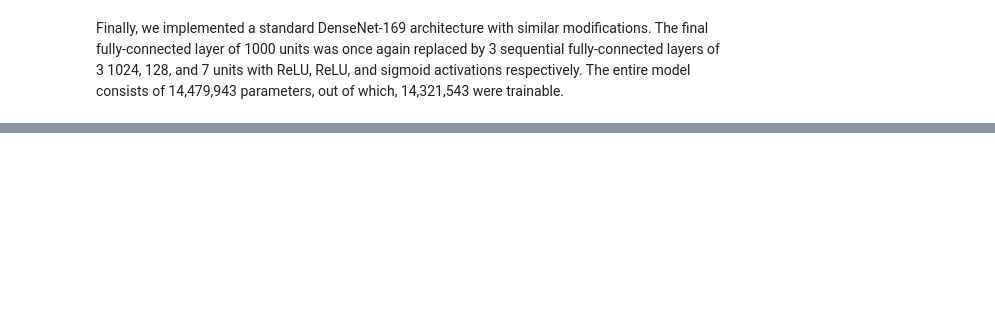
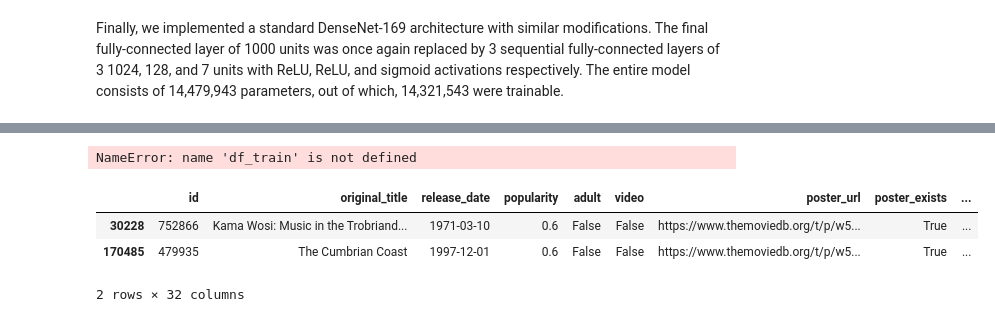
Before and after one commit to rainerenglisch/AIDA_movie_genre, a Jupyter notebook: notebooks/05_best_model.ipynb, the cells around one changed output, grey strips where cells are left out. Cells and saved outputs as stored; diff of their text form; code cells hidden in the pictures; blank space fills up the shorter version.

```diff
--- a/notebooks/05_best_model.ipynb
+++ b/notebooks/05_best_model.ipynb
@@ -671,0 +674,11 @@ df[df.filename=='wdju5uQUMy2jjeqdKroI6VklYbY.jpg']
+# %%
+df_train
+# %% [output]
+NameError: name 'df_train' is not defined
+# %%
+df[df.original_title.str.contains("brian")==True]
+# %% [output]
+|  | id | original_title | release_date | popularity | adult | video | poster_url | poster_exists | ... |
+| 30228 | 752866 | Kama Wosi: Music in the Trobriand... | 1971-03-10 | 0.6 | False | False | https://www.themoviedb.org/t/p/w5... | True | ... |
+| 170485 | 479935 | The Cumbrian Coast | 1997-12-01 | 0.6 | False | False | https://www.themoviedb.org/t/p/w5... | True | ... |
+2 rows × 32 columns
```
Also changed, not shown: parts of 46 cells of this notebook, 1 other file.
